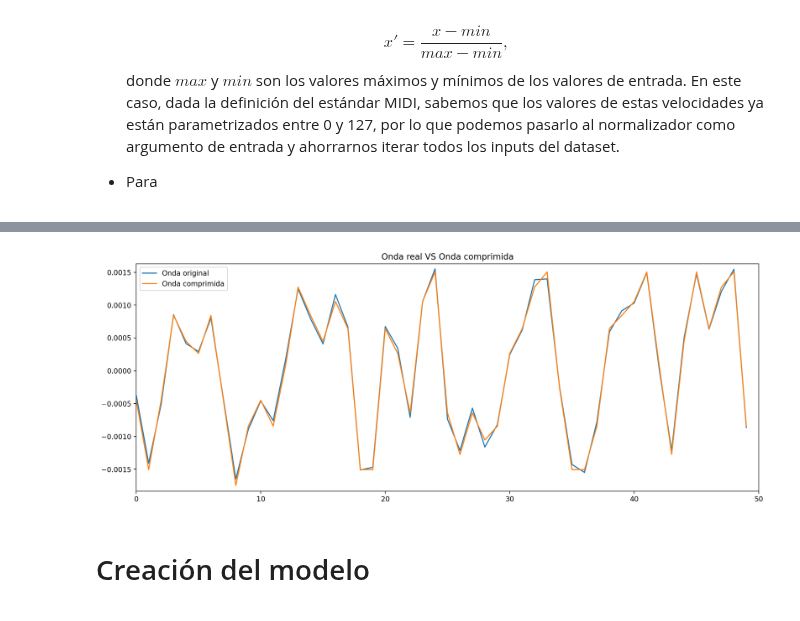
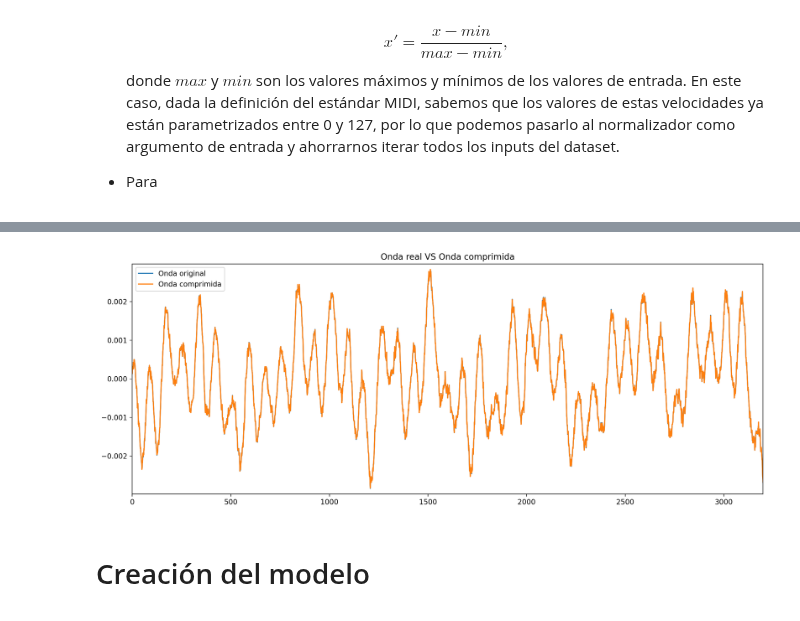
Before and after one commit to alvaro-lg/TFG, a Jupyter notebook: TFG.ipynb, the cells around one changed output, grey strips where cells are left out. Cells and saved outputs as stored; diff of their text form; code cells hidden in the pictures.

```diff
--- a/TFG.ipynb
+++ b/TFG.ipynb
@@ -299,8 +298,8 @@ for i in range(num):
 X += [None] * (df.shape[0] - len(X))
 y += [None] * (df.shape[0] - len(y))
 
-df['X_raw'] = X
-df['y_raw'] = y
+df['Pianorolls_raw'] = X
+df['Waves_raw'] = y
 df.head()
 # %% [output]
 |  | canonical_composer | canonical_title | split | year | midi_filename | audio_filename | duration | ... |
@@ -323,18 +322,18 @@ MIDI_MIN = 0
 # Constates relativas a los ficheros WAV
 WAV_MAX = 1
 WAV_MIN = -1
-MU = 255
+MU = 1023
 # %%
 class Normalizer:
 
-    def __init__(self, data, max_=MIDI_MAX, min_=MIDI_MIN):
+    def __init__(self, data, bounds=(MIDI_MIN, MIDI_MAX)):
 
         assert isinstance(data, pd.Series)
 
-        if None not in {max_, min_}:
+        if None not in bounds:
 
-            self.min = min_
-            self.max = max_
+            self.min = bounds[0]
+            self.max = bounds[1]
 
         else:
 
@@ -392,7 +391,7 @@ class Normalizer:
 
 class Mu_law_encoder:
 
-    def __init__(self, data, max_=WAV_MAX, min_=WAV_MIN, mu=MU):
+    def __init__(self, data, bounds=(MIDI_MIN, MIDI_MAX), mu=MU):
 
         assert isinstance(data, pd.Series)
 
@@ -400,10 +399,10 @@ class Mu_law_encoder:
         self.length = math.ceil(math.log(self.mu, 2))
         self.stepsize=(1.0-(-1.0))/(2 ** self.length)
 
-        if None not in {max_, min_}:
+        if None not in bounds:
 
-            self.min = min_
-            self.max = max_
+            self.min = bounds[0]
+            self.max = bounds[1]
 
         else:
 
@@ -506,10 +505,10 @@ class Mu_law_encoder:
 
         return num
 # %%
-in_norm = Normalizer(df['X_raw'])
-out_enc = Mu_law_encoder(df['y_raw'])
-df['X'] = in_norm.normalize_series(df['X_raw'])
-df['y'] = out_enc.encode_series(df['y_raw'])
+in_norm = Normalizer(df['Pianorolls_raw'])
+out_enc = Mu_law_encoder(df['Waves_raw'])
+df['Pianorolls'] = in_norm.normalize_series(df['Pianorolls_raw'])
+df['Waves'] = out_enc.encode_series(df['Waves_raw'])
 df.head() # Normalized both inputs and outputs
 # %% [output]
 |  | canonical_composer | canonical_title | split | year | midi_filename | audio_filename | duration | ... |
@@ -520,21 +519,21 @@ df.head() # Normalized both inputs and outputs
 | 4 | Alexander Scriabin | 3 Etudes, Op. 65 | validation | 2006 | 2006/MIDI-Unprocessed_17_R1_2006_... | 2006/MIDI-Unprocessed_17_R1_2006_... | 397.857508 | ... |
 # %%
 # Celda de ejemplo para plotear la diferencia entre la señal real y la aproximada
-N_EXAMPLES = 50
-wav_real = df['y_raw'][0][0:N_EXAMPLES]
-wav_aprox = out_enc.decode_series(df['y'])[0][0:N_EXAMPLES]
+N_EXAMPLES = 3200
+wav_real = df['Waves_raw'][0][0:N_EXAMPLES]
+wav_aprox = out_enc.decode_series(df['Waves'])[0][0:N_EXAMPLES]
 
 plt.figure(figsize=(16,6),dpi=200)
 plt.plot(wav_real, label='Onda original')
 plt.plot(wav_aprox, label='Onda comprimida')
-plt.xlim(0, N_EXAMPLES)
+plt.xlim(0, N_EXAMPLES - 1)
 plt.legend(loc="upper left")
 plt.ylim(min(min(wav_real), min(wav_aprox)) * 1.05, \
          max(max(wav_real), max(wav_aprox)) * 1.05)
 plt.title('Onda real VS Onda comprimida')
 plt.show()
 # %% [output]
-[figure, old version]
+[figure, new version]
 # %% [markdown]
 # Creación del modelo
 ![WaveNet_residblock.png](attachment:WaveNet_residblock.png)
```
Also changed, not shown: parts of 21 cells of this notebook, 1 other file.
